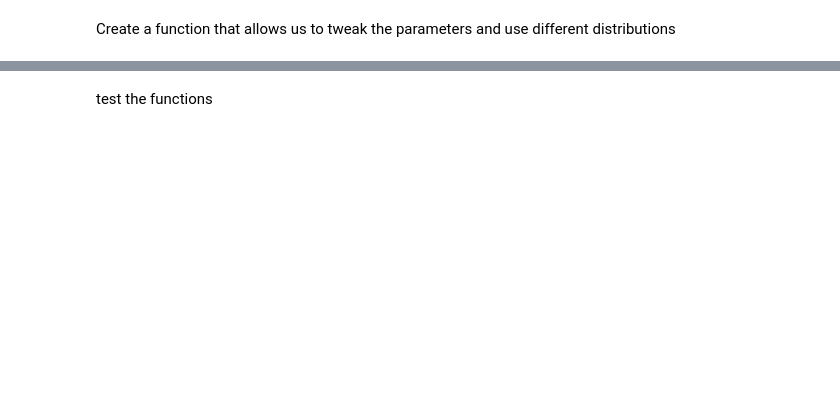
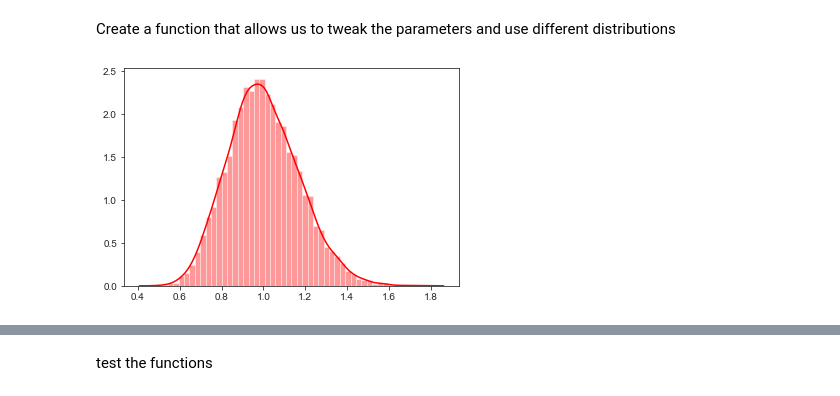
Before and after one commit to Senonino/data-ber-01-20, a Jupyter notebook: Notes/module_2/week_5/7_analytics-ab_testing.ipynb, the cells around one changed output, grey strips where cells are left out. Saved outputs shown, nothing was run; the diff lists cells and outputs as text; code cells hidden in the pictures; blank space fills up the shorter version.

```diff
--- a/Notes/module_2/week_5/7_analytics-ab_testing.ipynb
+++ b/Notes/module_2/week_5/7_analytics-ab_testing.ipynb
@@ -149,6 +149,10 @@ Create a function that allows us to tweak the parameters and use different distr
 def plot_clt(sample_size, repetition, distr):
     sample_means = [distr(size=sample_size).mean() for i in range(repetition)]
     sns.distplot(sample_means, color="r")
+# %%
+plot_clt(35, 10000, np.random.exponential)
+# %% [output]
+[figure, added]
 # %%
 plot_clt(100, 1000, np.random.exponential)
 # %% [output]
```
Also changed, not shown: parts of 35 cells of this notebook.
